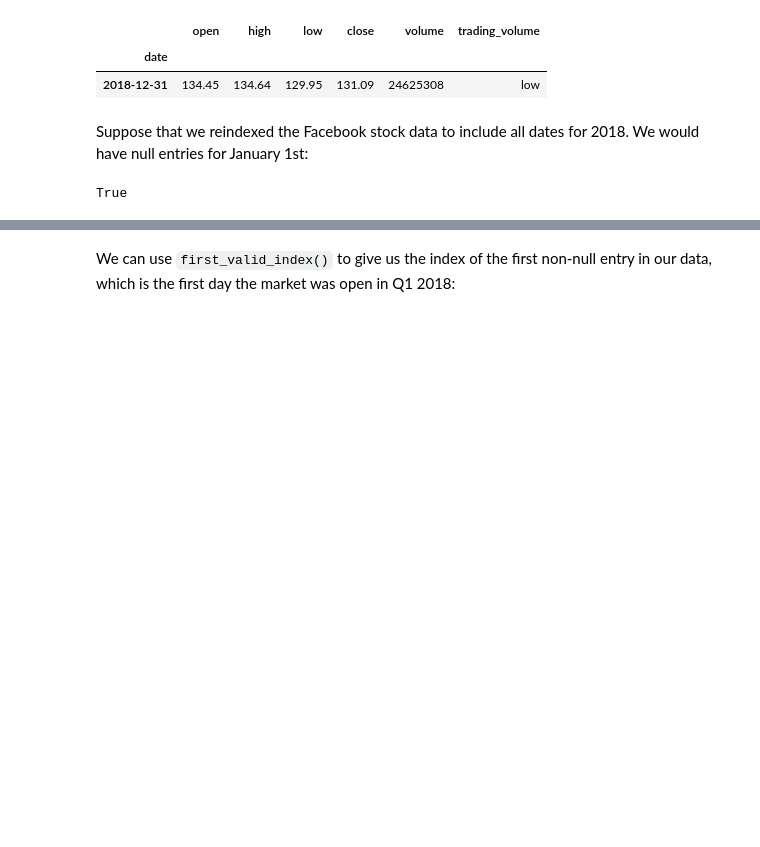
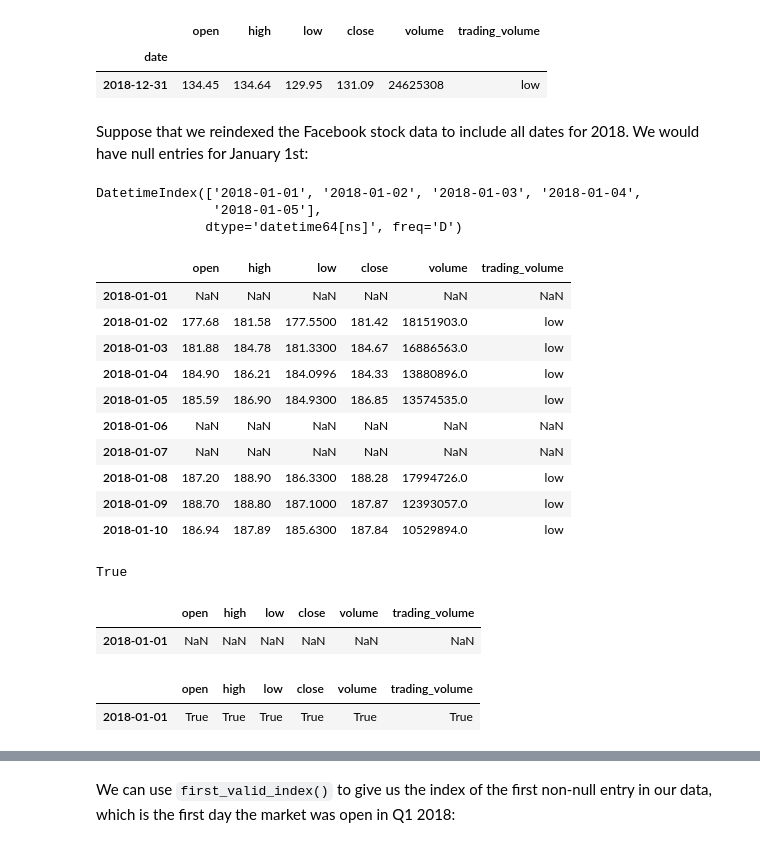
Before and after one commit to FuriousGeorge19/Hands-On-Data-Analysis-with-Pandas-2nd-edition, a Jupyter notebook: ch_04/4-time_series.ipynb, the cells around one changed output, grey strips where cells are left out. Drawn from its saved outputs; the diff is of its cells as text; code cells hidden in the pictures; blank space fills up the shorter version.

```diff
--- a/ch_04/4-time_series.ipynb
+++ b/ch_04/4-time_series.ipynb
@@ -64,8 +83,43 @@ fb.last('1W')
 | 2018-12-31 | 134.45 | 134.64 | 129.95 | 131.09 | 24625308 | low |
 # %% [markdown]
 Suppose that we reindexed the Facebook stock data to include all dates for 2018. We would have null entries for January 1st:
+# %%
+# me
+date_idx = pd.date_range(start='01-01-18', end='12-31-18', freq='1D')
+date_idx[0:5]
+# %% [output]
+DatetimeIndex(['2018-01-01', '2018-01-02', '2018-01-03', '2018-01-04',
+               '2018-01-05'],
+              dtype='datetime64[ns]', freq='D')
+# %%
+# me
+fb_reindex = fb.reindex(index = date_idx)
+fb_reindex.head(10)
+# %% [output]
+|  | open | high | low | close | volume | trading_volume |
+| 2018-01-01 | NaN | NaN | NaN | NaN | NaN | NaN |
+| 2018-01-02 | 177.68 | 181.58 | 177.5500 | 181.42 | 18151903.0 | low |
+| 2018-01-03 | 181.88 | 184.78 | 181.3300 | 184.67 | 16886563.0 | low |
+| 2018-01-04 | 184.90 | 186.21 | 184.0996 | 184.33 | 13880896.0 | low |
+| 2018-01-05 | 185.59 | 186.90 | 184.9300 | 186.85 | 13574535.0 | low |
+| 2018-01-06 | NaN | NaN | NaN | NaN | NaN | NaN |
+| 2018-01-07 | NaN | NaN | NaN | NaN | NaN | NaN |
+| 2018-01-08 | 187.20 | 188.90 | 186.3300 | 188.28 | 17994726.0 | low |
+| 2018-01-09 | 188.70 | 188.80 | 187.1000 | 187.87 | 12393057.0 | low |
+| 2018-01-10 | 186.94 | 187.89 | 185.6300 | 187.84 | 10529894.0 | low |
 # %%
 fb_reindexed = fb.reindex(pd.date_range('2018-01-01', '2018-12-31', freq='D'))
 fb_reindexed.first('1D').isna().squeeze().all()
 # %% [output]
 True
+# %%
+# me...WHAT DOES THE LAST COMMAND DO?
+fb_reindexed.first('1D')
+# %% [output]
+|  | open | high | low | close | volume | trading_volume |
+| 2018-01-01 | NaN | NaN | NaN | NaN | NaN | NaN |
+# %%
+fb_reindexed.first('1D').isna()
+# %% [output]
+|  | open | high | low | close | volume | trading_volume |
+| 2018-01-01 | True | True | True | True | True | True |
```
Also changed, not shown: parts of 45 cells of this notebook, 8 other files.
